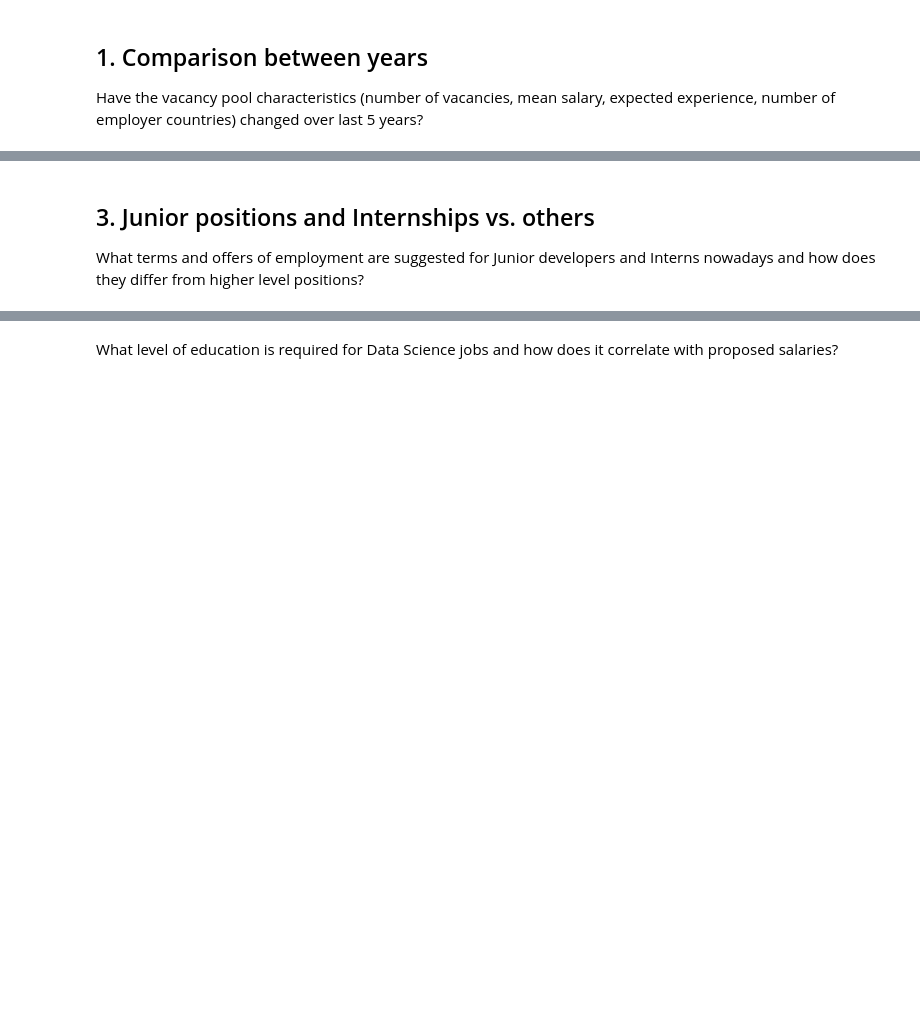
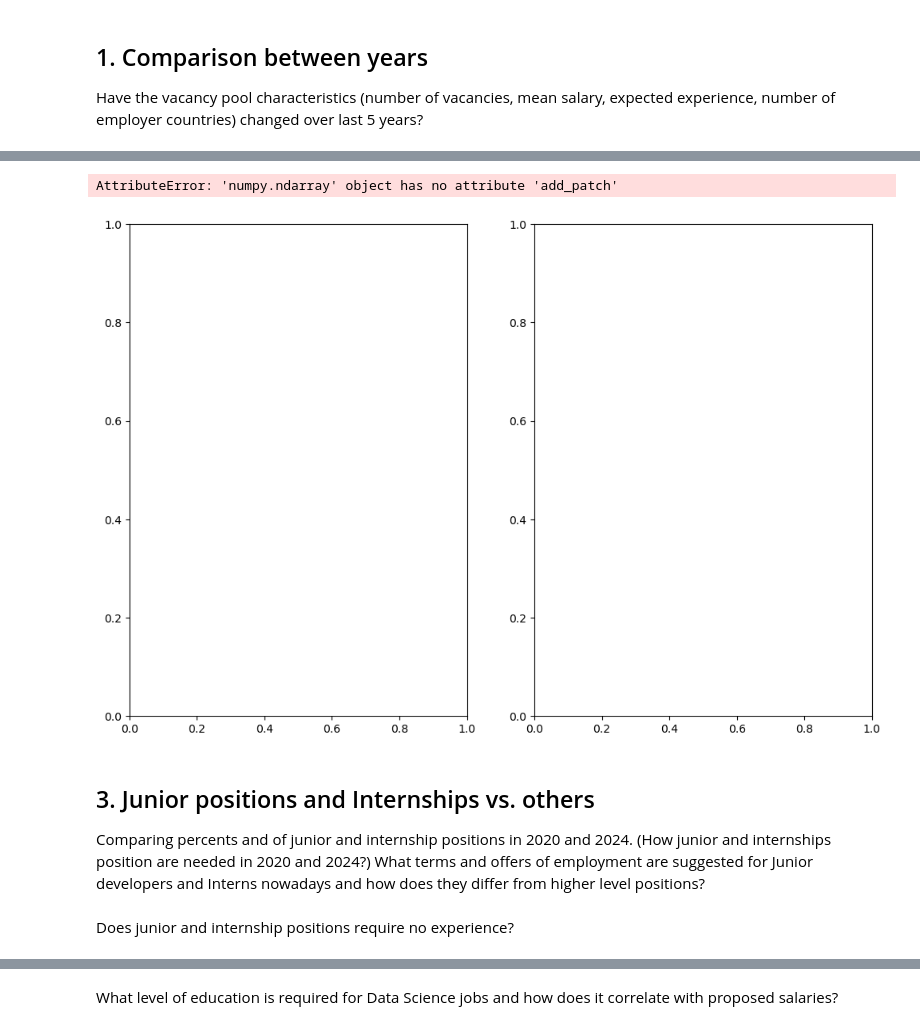
Before and after one commit to sashhhaka/HH-VacancyAnalysis, a Jupyter notebook: exploring.ipynb, the cells around one changed output, grey strips where cells are left out. Saved outputs shown, nothing was run; the diff lists cells and outputs as text; code cells hidden in the pictures; blank space fills up the shorter version.

```diff
--- a/exploring.ipynb
+++ b/exploring.ipynb
@@ -368,0 +491,52 @@ Difference in salary between countries
+# %%
+import seaborn as sns
+import matplotlib.pyplot as plt
+
+# ... (your existing code for data preparation)
+
+# Combine 'from' and 'to' data for 2020 and 2024
+df_combined_2020 = pd.concat([df20_[['experience_id', 'salary_from_rub']].assign(year='2020'),
+                             df20_[['experience_id', 'salary_to_rub']].assign(year='2020')])
+df_combined_2024 = pd.concat([df24_[['experience_id', 'salary_from_rub']].assign(year='2024'),
+                             df24_[['experience_id', 'salary_to_rub']].assign(year='2024')])
+
+# Order the experience_id indexes
+df_combined_2020['experience_id'] = df_combined_2020['experience_id'].astype('category').cat.reorder_categories(
+    ['No experience', '1-3 years', '3-6 years', '6+ years'], ordered=True)
+df_combined_2024['experience_id'] = df_combined_2024['experience_id'].astype('category').cat.reorder_categories(
+    ['No experience', '1-3 years', '3-6 years', '6+ years'], ordered=True)
+
+# Rename 'No experience' to 'No experience', '1-3' to '1-3 years', '3-6' to '3-6 years', '6+' to '6+ years'
+df_combined_2020['experience_id'] = df_combined_2020['experience_id'].replace(
+    {'noExperience': 'No experience', 'between1And3': '1-3 years', 'between3And6': '3-6 years',
+     'moreThan6': '6+ years'})
+df_combined_2024['experience_id'] = df_combined_2024['experience_id'].replace(
+    {'noExperience': 'No experience', 'between1And3': '1-3 years', 'between3And6': '3-6 years',
+     'moreThan6': '6+ years'})
+
+# Create paired boxplots
+fig, ax = plt.subplots(1, 2, figsize=(12, 8))
+
+# Make 2 boxplots appear on the same scale
+sns.boxplot(x='experience_id', y='salary_from_rub', hue='year', data=pd.concat([df_combined_2020, df_combined_2024]), ax=ax)
+ax[0].set_title('Paired Boxplots: Salaries in 2020 and 2024')
+ax[0].set_xticklabels(ax.get_xticklabels(), rotation=45)
+ax[0].set_ylim(0, 800000)
+ax[0].set_ylabel('Salary, RUB')
+ax[0].set_xlabel('Experience')
+
+# sns.boxplot(x='experience_id', y='salary_to_rub', hue='year', data=pd.concat([df_combined_2020, df_combined_2024]), ax=ax)
+# ax[1].set_title('Paired Boxplots: Salaries in 2020 and 2024')
+# ax[1].set_xticklabels(ax.get_xticklabels(), rotation=45)
+# ax[1].set_ylim(0, 800000)
+# ax[1].set_ylabel('Salary, RUB')
+# ax[1].set_xlabel('Experience')
+
+
+
+# Add a legend
+
+plt.show()
+# %% [output]
+AttributeError: 'numpy.ndarray' object has no attribute 'add_patch'
+[figure, added]
@@ -369,3 +590,6 @@ Difference in salary between countries
 # %% [markdown]
 ## 3. Junior positions and Internships vs. others
+Comparing percents and of junior and internship positions in 2020 and 2024. (How junior and internships position are needed in 2020 and 2024?)
 What terms and offers of employment are suggested for Junior developers and Interns nowadays and how does they differ from higher level positions?
+# %% [markdown]
+Does junior and internship positions require no experience?
```
Also changed, not shown: parts of 35 cells of this notebook, 1 other file.
